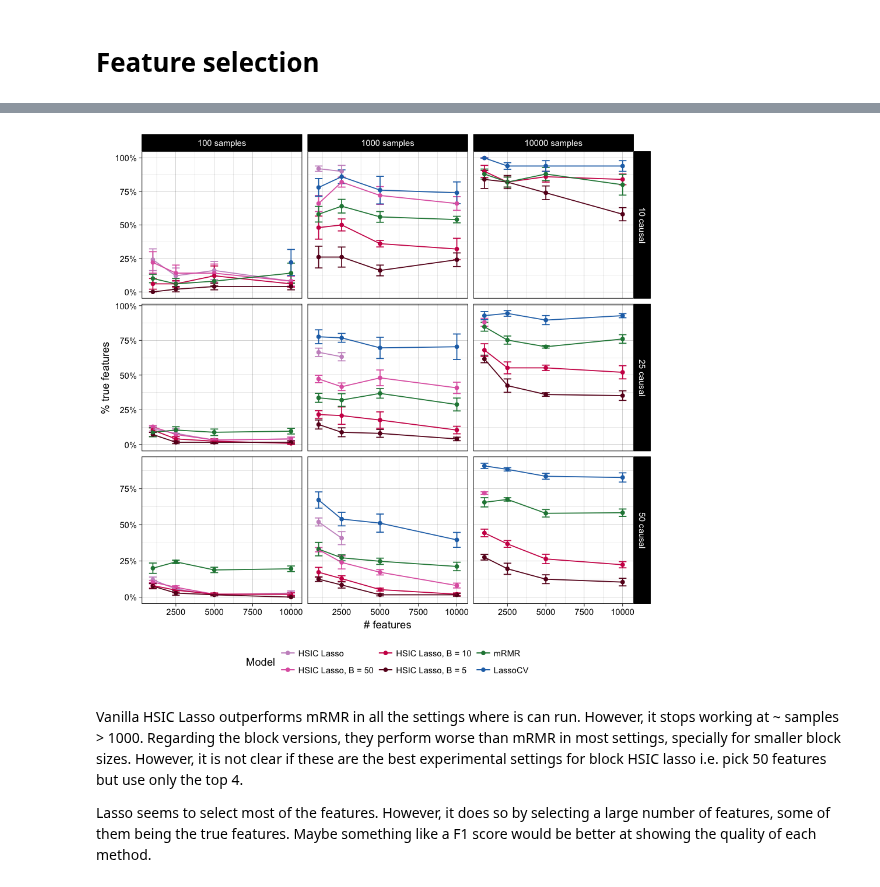
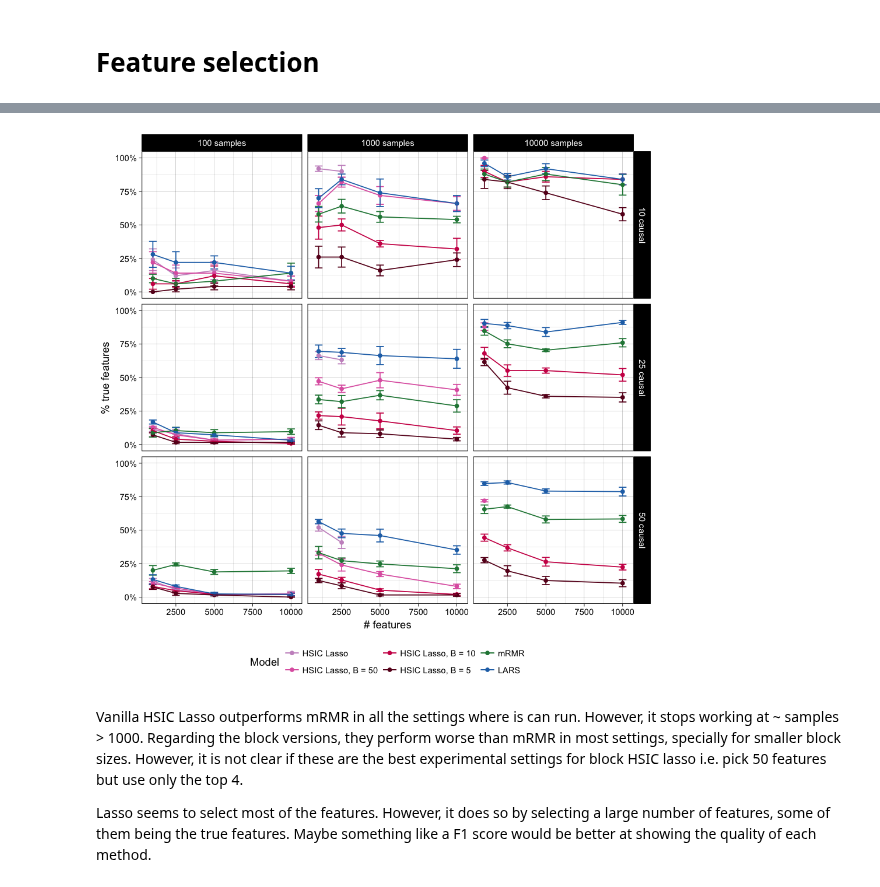
Before and after one commit to hclimente/nori, a Jupyter notebook: doc/benchmark.ipynb, the cells around one changed output, grey strips where cells are left out. Cells and saved outputs as stored; diff of their text form; code cells hidden in the pictures.

```diff
--- a/doc/benchmark.ipynb
+++ b/doc/benchmark.ipynb
@@ -11,10 +11,10 @@ library(cowplot)
 palette <- c('HSIC Lasso' = '#c994c7', 'HSIC Lasso, B = 50' = '#df65b0',
              'HSIC Lasso, B = 20' = '#e7298a', 'HSIC Lasso, B = 10' = '#ce1256',
              'HSIC Lasso, B = 5' = '#67001f',
-             'LassoCV' = '#2171b5', 'mRMR' = '#238443')
+             'LARS' = '#2171b5', 'mRMR' = '#238443')
 methods <- c('HSIC Lasso', 'HSIC Lasso, B = 50',
              'HSIC Lasso, B = 40','HSIC Lasso, B = 30',
              'HSIC Lasso, B = 20','HSIC Lasso, B = 10',
-             'HSIC Lasso, B = 5', 'mRMR', 'LassoCV')
+             'HSIC Lasso, B = 5', 'mRMR', 'LARS')
 samples <-  c('100 samples', '1000 samples', '10000 samples')
 feats <-  c('1000 features', '2500 features', '5000 features', '10000 features')
@@ -95,7 +111,7 @@ ggplot(features, aes(x = features, y = tpr, color = model)) +
     theme_linedraw() +
     theme(legend.position = 'bottom') +
     labs(x = '# features', y = '% true features', color = 'Model') +
-    facet_grid(causal_txt ~ samples_txt, scales = 'free') +
+    facet_grid(causal_txt ~ samples_txt) +
     scale_y_continuous(labels = scales::percent) +
     scale_color_manual(values = palette)
 # %% [output]
@@ -106,4 +122,4 @@ Warning message:
-[figure, old version]
+[figure, new version]
 # %% [markdown]
 Vanilla HSIC Lasso outperforms mRMR in all the settings where is can run. However, it stops working at ~ samples > 1000. Regarding the block versions, they perform worse than mRMR in most settings, specially for smaller block sizes. However, it is not clear if these are the best experimental settings for block HSIC lasso i.e. pick 50 features but use only the top 4.
 
```
Also changed, not shown: parts of 5 cells of this notebook, 2 other files.
